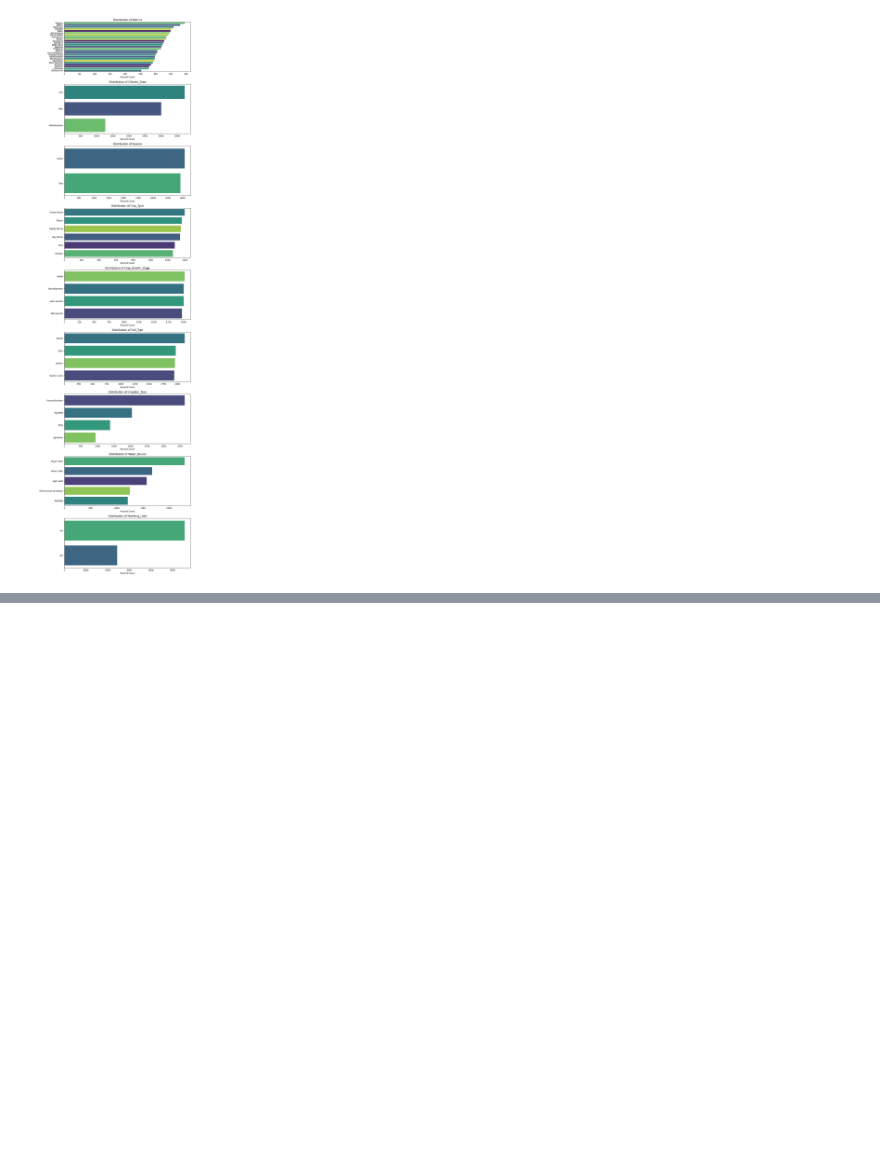
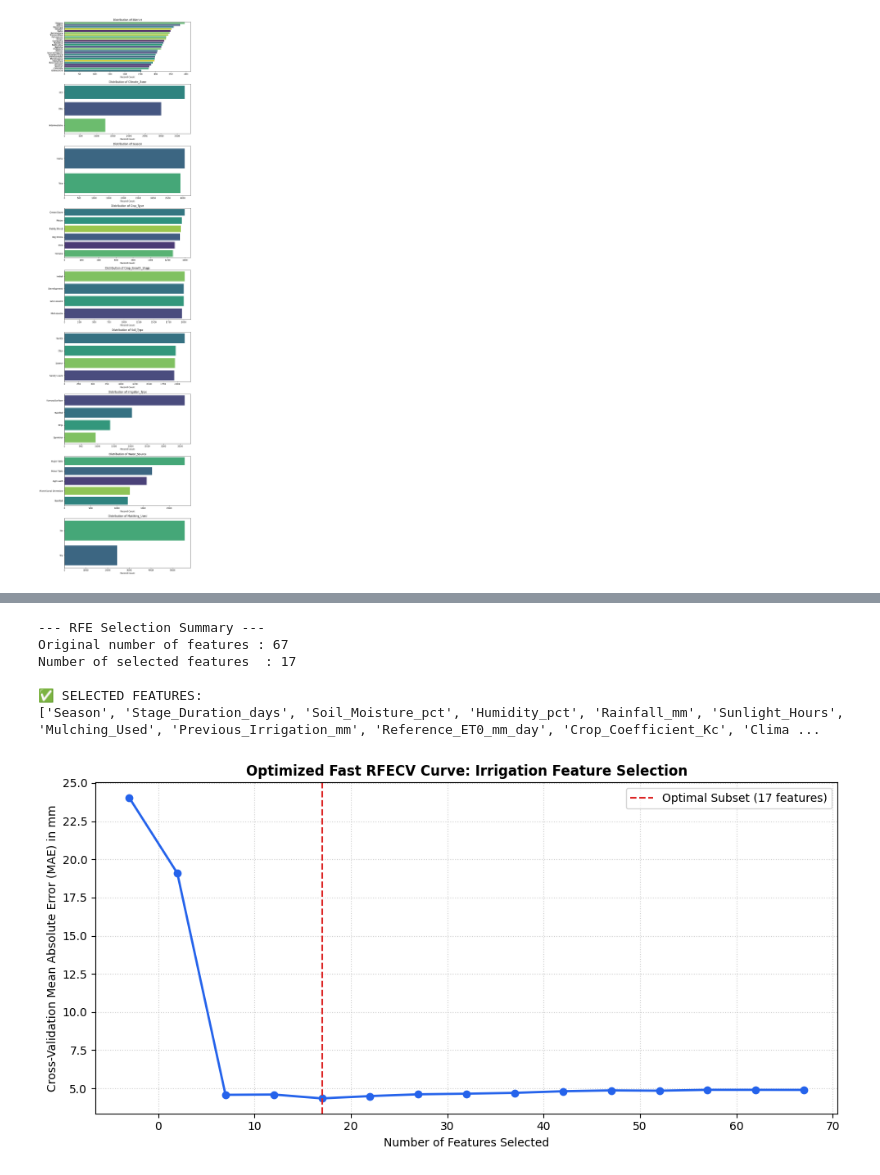
Before and after one commit to ShabeebMhd/Irrigation-water-requirement-prediction, a Jupyter notebook: Preprocessing/Irrigation water requirement prediction.ipynb, the cells around one changed output, grey strips where cells are left out. Drawn from its saved outputs; the diff is of its cells as text; code cells hidden in the pictures; blank space fills up the shorter version.

```diff
--- a/Preprocessing/Irrigation water requirement prediction.ipynb
+++ b/Preprocessing/Irrigation water requirement prediction.ipynb
@@ -423,0 +761,64 @@ plt.show()
+# %%
+import pandas as pd
+import numpy as np
+import matplotlib.pyplot as plt
+from sklearn.ensemble import ExtraTreesRegressor # CHANGED: Fast, compatible alternative
+from sklearn.feature_selection import RFECV
+from sklearn.model_selection import KFold
+
+# 1. Initialize a fast tree estimator and continuous CV strategy
+# ExtraTreesRegressor uses random splits to run much faster than a standard Random Forest
+fast_estimator = ExtraTreesRegressor(n_estimators=50, random_state=42, n_jobs=-1)
+cv_strategy    = KFold(n_splits=5, shuffle=True, random_state=42)
+
+# 2. Fit RFECV using Negative MAE Scoring
+# Dropping 5 features at a time (step=5) to speed up execution
+rfecv = RFECV(
+    estimator=fast_estimator,
+    step=5,
+    cv=cv_strategy,
+    scoring='neg_mean_absolute_error',
+    n_jobs=-1
+)
+rfecv.fit(X_train_final, y_train)
+
+# 3. Extract optimal indices
+optimal_n      = rfecv.n_features_
+selected_feats = X_train_final.columns[rfecv.support_].tolist()
+
+print("--- RFE Selection Summary ---")
+print(f"Original number of features : {X_train_final.shape[1]}")
+print(f"Number of selected features  : {optimal_n}")
+
+print("\n✅ SELECTED FEATURES:")
+print(selected_feats)
+print()
+
+# 4. Plot the RFECV MAE Performance Curve
+plt.figure(figsize=(10, 5))
+
+raw_scores = rfecv.cv_results_['mean_test_score'] if hasattr(rfecv, 'cv_results_') else rfecv.grid_scores_
+mae_scores = -raw_scores
+
+# Map the steps cleanly to match the feature eliminations
+x_axis_steps = [X_train_final.shape[1] - (i * 5) for i in range(len(mae_scores))][::-1]
+if len(x_axis_steps) != len(mae_scores):
+    x_axis_steps = range(1, len(mae_scores) + 1)
+
+plt.plot(x_axis_steps, mae_scores, marker='o', color='#2563EB', linewidth=2)
+plt.axvline(x=optimal_n, color='#DC2626', linestyle='--', label=f'Optimal Subset ({optimal_n} features)')
+plt.xlabel('Number of Features Selected')
+plt.ylabel('Cross-Validation Mean Absolute Error (MAE) in mm')
+plt.title('Optimized Fast RFECV Curve: Irrigation Feature Selection', fontweight='bold')
+plt.legend()
+plt.grid(True, linestyle=':', alpha=0.6)
+plt.tight_layout()
+plt.show()
+# %% [output]
+--- RFE Selection Summary ---
+Original number of features : 67
+Number of selected features  : 17
+
+✅ SELECTED FEATURES:
+['Season', 'Stage_Duration_days', 'Soil_Moisture_pct', 'Humidity_pct', 'Rainfall_mm', 'Sunlight_Hours', 'Mulching_Used', 'Previous_Irrigation_mm', 'Reference_ET0_mm_day', 'Crop_Coefficient_Kc', 'Clima ...
+[figure, added]
```
Also changed, not shown: parts of 11 cells of this notebook.
